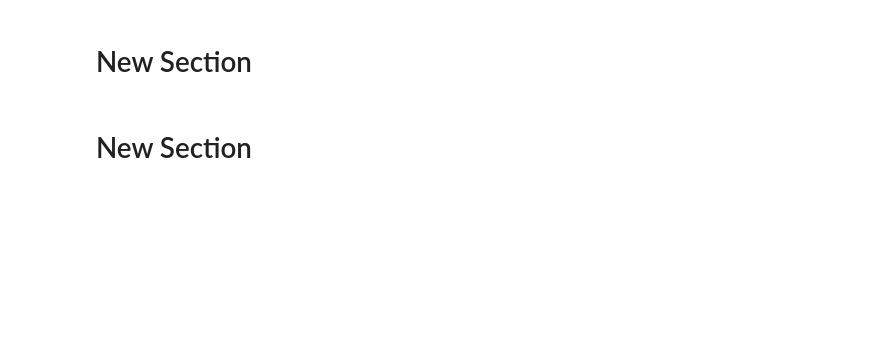
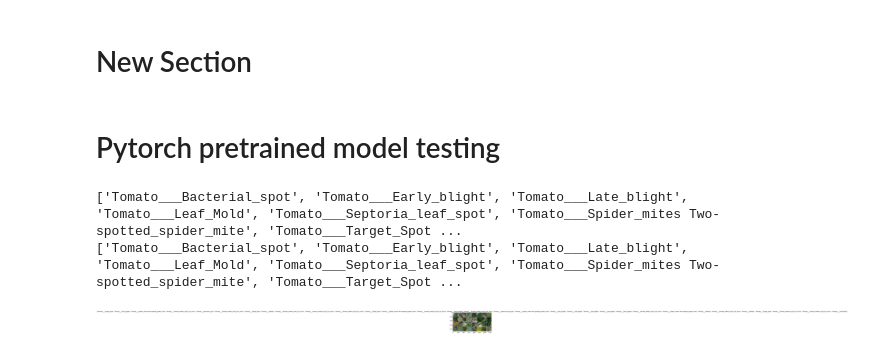
Before and after one commit to Manjuphoenix/COVID19-Chest-X-ray-detection, a Jupyter notebook: Copy_of_neural_nets_demo.ipynb, the cells around one changed output. Cells and saved outputs as stored; diff of their text form; code cells hidden in the pictures; blank space fills up the shorter version.

```diff
--- a/Copy_of_neural_nets_demo.ipynb
+++ b/Copy_of_neural_nets_demo.ipynb
@@ -132,6 +148,9 @@ _________________________________________________________________
 import os
 from torch import utils
 import shutil
+
+!mkdir /content/data_set/TestFolder
+!mkdir /content/data_set/TrainFolder
 
 dir_path = '/content/dataset_itr2/dataset_itr2/test'
 cl = os.listdir(dir_path)
@@ -146,7 +165,7 @@ print("Unique Plants: ",unique_plants)
 
 #What I wanna do here, is seperate the data based on their unique classes
 #Creating Directories in another folder to avoid confusion, so mypath is like the target path:
-my_path = '/content/TestFolder'
+my_path = '/content/data_set/TestFolder'
 for u in unique_plants:
     new_dir = my_path + '/' + u
     if os.path.isdir(new_dir) == False:
@@ -203,4 +281,4 @@ UnidentifiedImageError: ignored
 # %% [markdown]
 # New Section
-# %% [markdown]
-# New Section
+# %% [markdown]
+# Pytorch pretrained model testing
@@ -206,0 +302,40 @@ UnidentifiedImageError: ignored
+# %%
+transform =   transforms.Compose([
+        transforms.Resize((224, 224)),
+        transforms.RandomHorizontalFlip(),
+        transforms.ColorJitter(brightness=0.2, contrast=0.2, saturation=0.1, hue=0.1),
+        transforms.RandomAffine(degrees=40, translate=None, scale=(1, 2), shear=15, resample=False, fillcolor=0),
+        transforms.ToTensor(),
+        transforms.Normalize((0.485, 0.456, 0.406), (0.229, 0.224, 0.225))
+])
+# %%
+train_set = torchvision.datasets.ImageFolder('TrainFolder/Tomato', transform=transform)
+test_set = torchvision.datasets.ImageFolder('TestFolder/Tomato', transform=transform)
+
+print(test_set.classes)
+print(train_set.classes)
+
+train_loader = torch.utils.data.DataLoader(train_set, batch_size=32, shuffle=True)
+test_loader = torch.utils.data.DataLoader(test_set, batch_size=32, shuffle=True)
+
+import torchvision
+def imshow(inp, title=None):
+    """Imshow for Tensor."""
+    inp = inp.numpy().transpose((1, 2, 0))
+    mean = np.array([0.485, 0.456, 0.406])
+    std = np.array([0.229, 0.224, 0.225])
+    inp = std * inp + mean
+    inp = np.clip(inp, 0, 1)
+    plt.imshow(inp)
+    if title is not None:
+        plt.title(title)
+    plt.pause(0.001)  # pause a bit so that plots are updated
+# Get a batch of training data
+inputs, classes = next(iter(train_loader))
+# Make a grid from batch
+out = torchvision.utils.make_grid(inputs)
+imshow(out,title=[train_set.classes[x] for x in classes])
+# %% [output]
+['Tomato___Bacterial_spot', 'Tomato___Early_blight', 'Tomato___Late_blight', 'Tomato___Leaf_Mold', 'Tomato___Septoria_leaf_spot', 'Tomato___Spider_mites Two-spotted_spider_mite', 'Tomato___Target_Spot ...
+['Tomato___Bacterial_spot', 'Tomato___Early_blight', 'Tomato___Late_blight', 'Tomato___Leaf_Mold', 'Tomato___Septoria_leaf_spot', 'Tomato___Spider_mites Two-spotted_spider_mite', 'Tomato___Target_Spot ...
+[figure, added]
```
Also changed, not shown: parts of 10 cells of this notebook.
